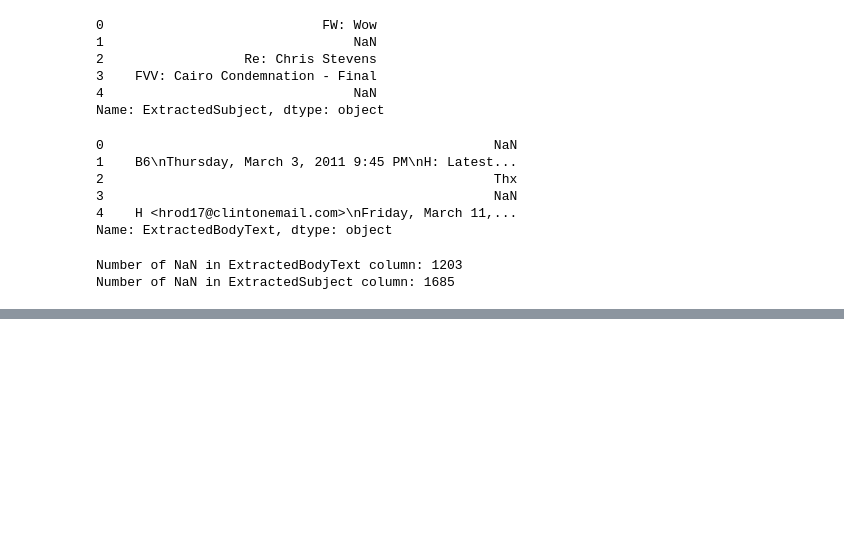
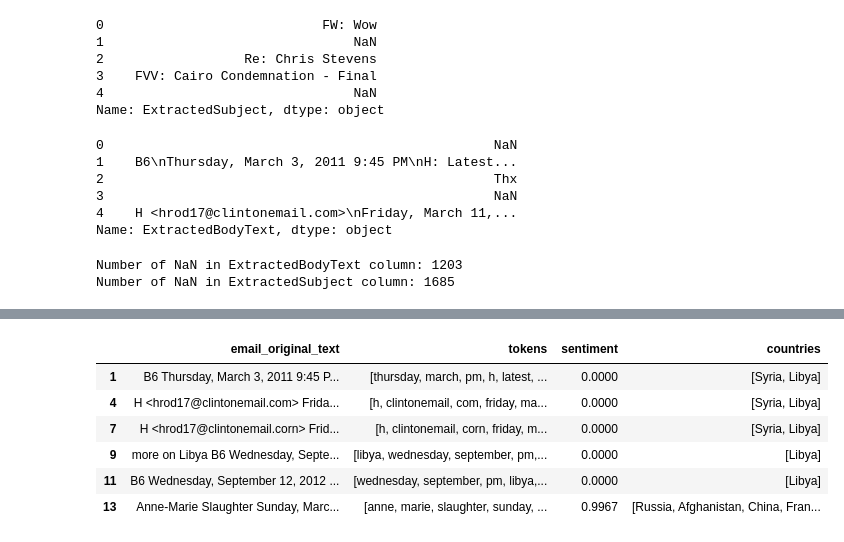
Before and after one commit to kirtanp/ADA-EPFL-2016, a Jupyter notebook: Lab5/part_2.ipynb, the cells around one changed output, grey strips where cells are left out. Drawn from its saved outputs; the diff is of its cells as text; code cells hidden in the pictures; blank space fills up the shorter version.

```diff
--- a/Lab5/part_2.ipynb
+++ b/Lab5/part_2.ipynb
@@ -118,0 +118,3 @@ email_texts['sentiment']=sentiment
+# %%
+#First let's take a look in the structure of the pycountry object.
+country_list=list(pycountry.countries)
@@ -118,0 +132,10 @@ email_texts['sentiment']=sentiment
+# %%
+email_texts.head(6)
+# %% [output]
+|  | email_original_text | tokens | sentiment | countries |
+| 1 | B6 Thursday, March 3, 2011 9:45 P... | [thursday, march, pm, h, latest, ... | 0.0000 | [Syria, Libya] |
+| 4 | H <hrod17@clintonemail.com> Frida... | [h, clintonemail, com, friday, ma... | 0.0000 | [Syria, Libya] |
+| 7 | H <hrod17@clintonemail.corn> Frid... | [h, clintonemail, corn, friday, m... | 0.0000 | [Syria, Libya] |
+| 9 | more on Libya B6 Wednesday, Septe... | [libya, wednesday, september, pm,... | 0.0000 | [Libya] |
+| 11 | B6 Wednesday, September 12, 2012 ... | [wednesday, september, pm, libya,... | 0.0000 | [Libya] |
+| 13 | Anne-Marie Slaughter Sunday, Marc... | [anne, marie, slaughter, sunday, ... | 0.9967 | [Russia, Afghanistan, China, Fran... |
```
Also changed, not shown: parts of 23 cells of this notebook.
